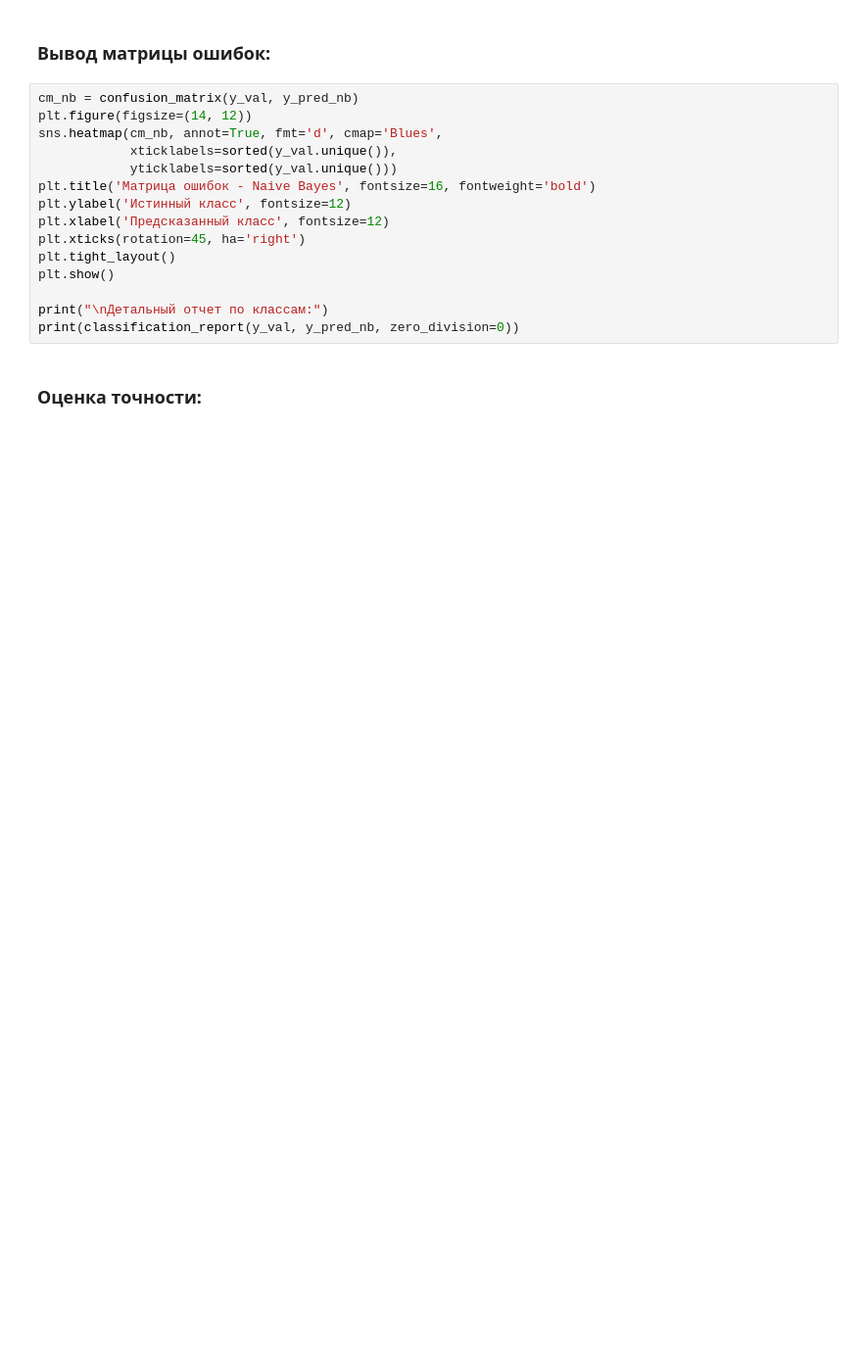
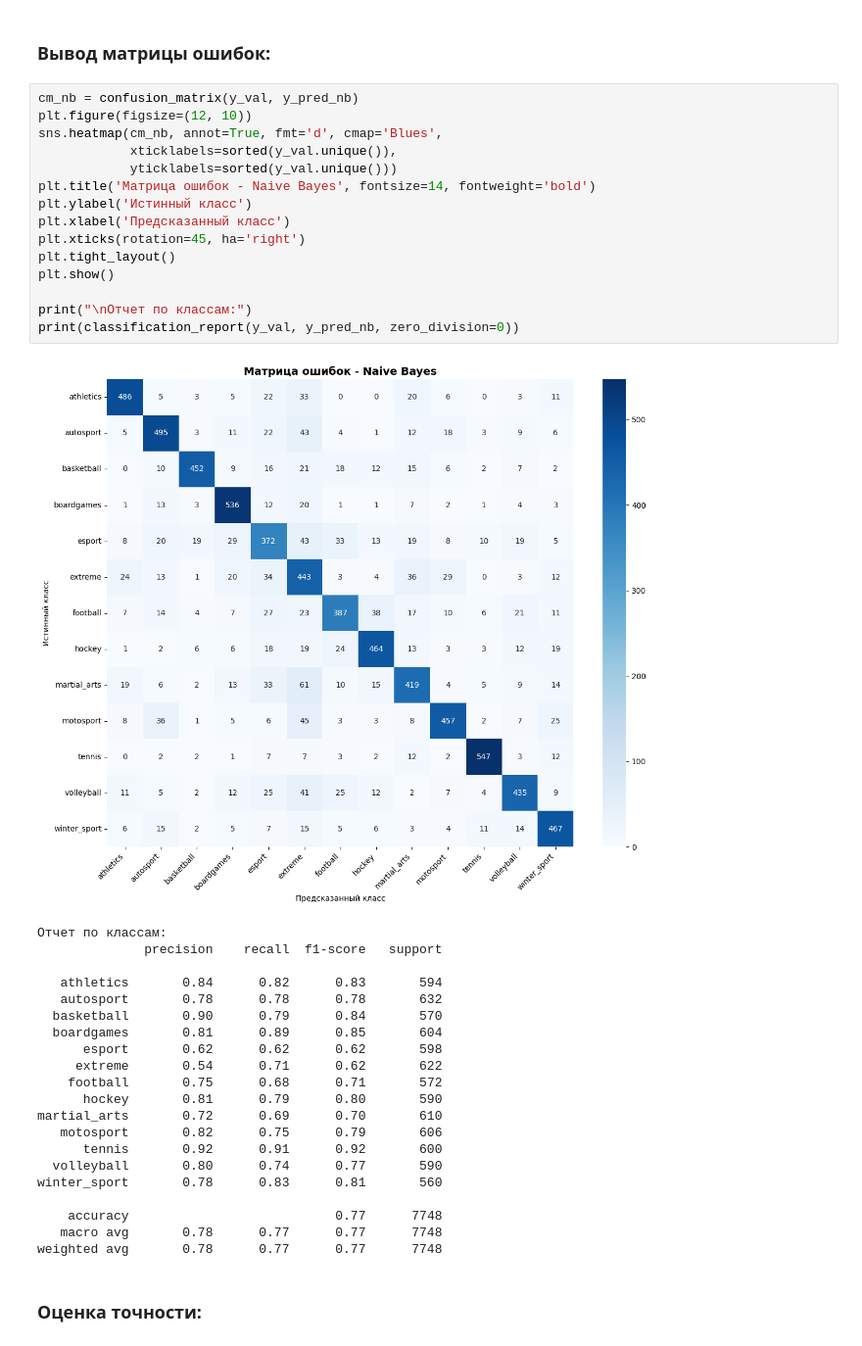
Before and after one commit to fruct49/ml_practice, a Jupyter notebook: 5. Классификация текстов. Метод Наивного Байеса. Метод опорных векторов/Практика/Практическая_работа_№7_Применение_методов_машинного_обучения_для_решения_задачи_классификации_текстов.ipynb, the cells around one changed output. Shown at 98% size. Drawn from its saved outputs; the diff is of its cells as text; blank space fills up the shorter version.

```diff
--- a/5. Классификация текстов. Метод Наивного Байеса. Метод опорных векторов/Практика/Практическая_работа_№7_Применение_методов_машинного_обучения_для_решения_задачи_классификации_текстов.ipynb
+++ b/5. Классификация текстов. Метод Наивного Байеса. Метод опорных векторов/Практика/Практическая_работа_№7_Применение_методов_машинного_обучения_для_решения_задачи_классификации_текстов.ipynb
@@ -244,18 +233,40 @@ Fitting 3 folds for each of 48 candidates, totalling 144 fits
 ### Вывод матрицы ошибок:
 # %%
 cm_nb = confusion_matrix(y_val, y_pred_nb)
-plt.figure(figsize=(14, 12))
+plt.figure(figsize=(12, 10))
 sns.heatmap(cm_nb, annot=True, fmt='d', cmap='Blues',
             xticklabels=sorted(y_val.unique()),
             yticklabels=sorted(y_val.unique()))
-plt.title('Матрица ошибок - Naive Bayes', fontsize=16, fontweight='bold')
-plt.ylabel('Истинный класс', fontsize=12)
-plt.xlabel('Предсказанный класс', fontsize=12)
+plt.title('Матрица ошибок - Naive Bayes', fontsize=14, fontweight='bold')
+plt.ylabel('Истинный класс')
+plt.xlabel('Предсказанный класс')
 plt.xticks(rotation=45, ha='right')
 plt.tight_layout()
 plt.show()
 
-print("\nДетальный отчет по классам:")
+print("\nОтчет по классам:")
 print(classification_report(y_val, y_pred_nb, zero_division=0))
+# %% [output]
+[figure, added]
+Отчет по классам:
+              precision    recall  f1-score   support
+
+   athletics       0.84      0.82      0.83       594
+   autosport       0.78      0.78      0.78       632
+  basketball       0.90      0.79      0.84       570
+  boardgames       0.81      0.89      0.85       604
+      esport       0.62      0.62      0.62       598
+     extreme       0.54      0.71      0.62       622
+    football       0.75      0.68      0.71       572
+      hockey       0.81      0.79      0.80       590
+martial_arts       0.72      0.69      0.70       610
+   motosport       0.82      0.75      0.79       606
+      tennis       0.92      0.91      0.92       600
+  volleyball       0.80      0.74      0.77       590
+winter_sport       0.78      0.83      0.81       560
+
+    accuracy                           0.77      7748
+   macro avg       0.78      0.77      0.77      7748
+weighted avg       0.78      0.77      0.77      7748
 # %% [markdown]
 ### Оценка точности:
```
Also changed, not shown: parts of 28 cells of this notebook.
